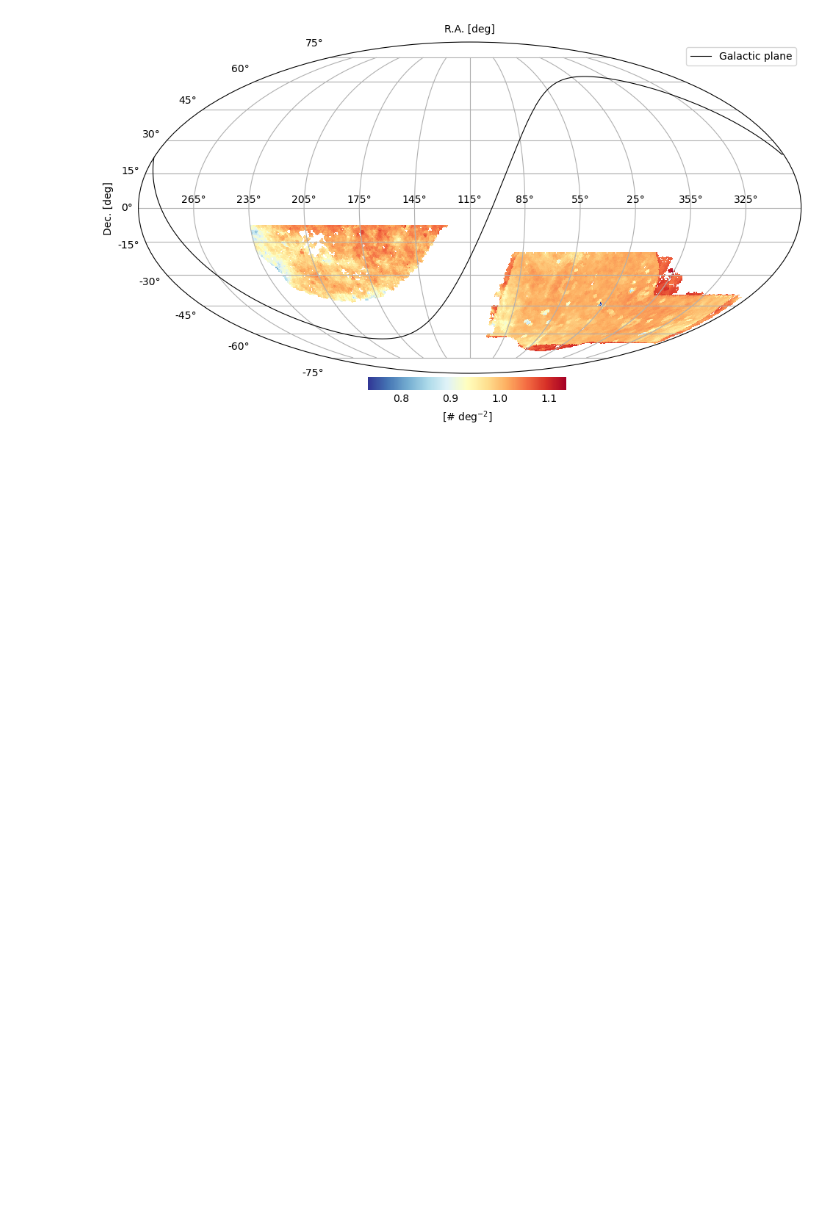
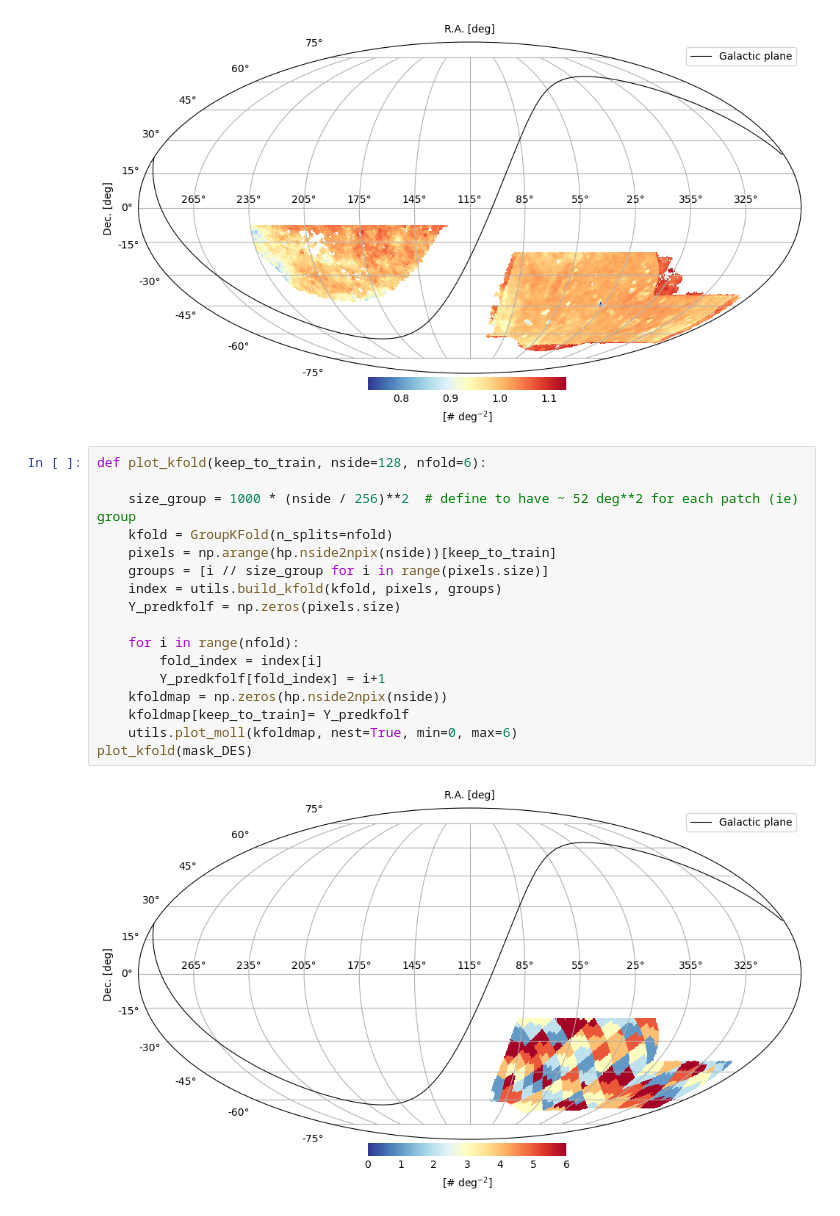
Before and after one commit to 4most-crs/4MOST_CRS_tools, a Jupyter notebook: systematic_regression.ipynb, the cells around one changed output. Cells and saved outputs as stored; diff of their text form; blank space fills up the shorter version.

```diff
--- a/systematic_regression.ipynb
+++ b/systematic_regression.ipynb
@@ -20,3 +19,22 @@ w = utils.get_wmap(targets, features_pixmap, mask_pixmap, tracer=tracer, regions
 utils.plot_moll(w, nest=True)
 # %% [output]
 [figure]
+# %%
+def plot_kfold(keep_to_train, nside=128, nfold=6):
+
+    size_group = 1000 * (nside / 256)**2  # define to have ~ 52 deg**2 for each patch (ie) group
+    kfold = GroupKFold(n_splits=nfold)
+    pixels = np.arange(hp.nside2npix(nside))[keep_to_train]
+    groups = [i // size_group for i in range(pixels.size)]
+    index = utils.build_kfold(kfold, pixels, groups)
+    Y_predkfolf = np.zeros(pixels.size)
+
+    for i in range(nfold):
+        fold_index = index[i]
+        Y_predkfolf[fold_index] = i+1
+    kfoldmap = np.zeros(hp.nside2npix(nside))
+    kfoldmap[keep_to_train]= Y_predkfolf
+    utils.plot_moll(kfoldmap, nest=True, min=0, max=6)
+plot_kfold(mask_DES)
+# %% [output]
+[figure, added]
```
Also changed, not shown: parts of 6 cells of this notebook, 1 other file.
